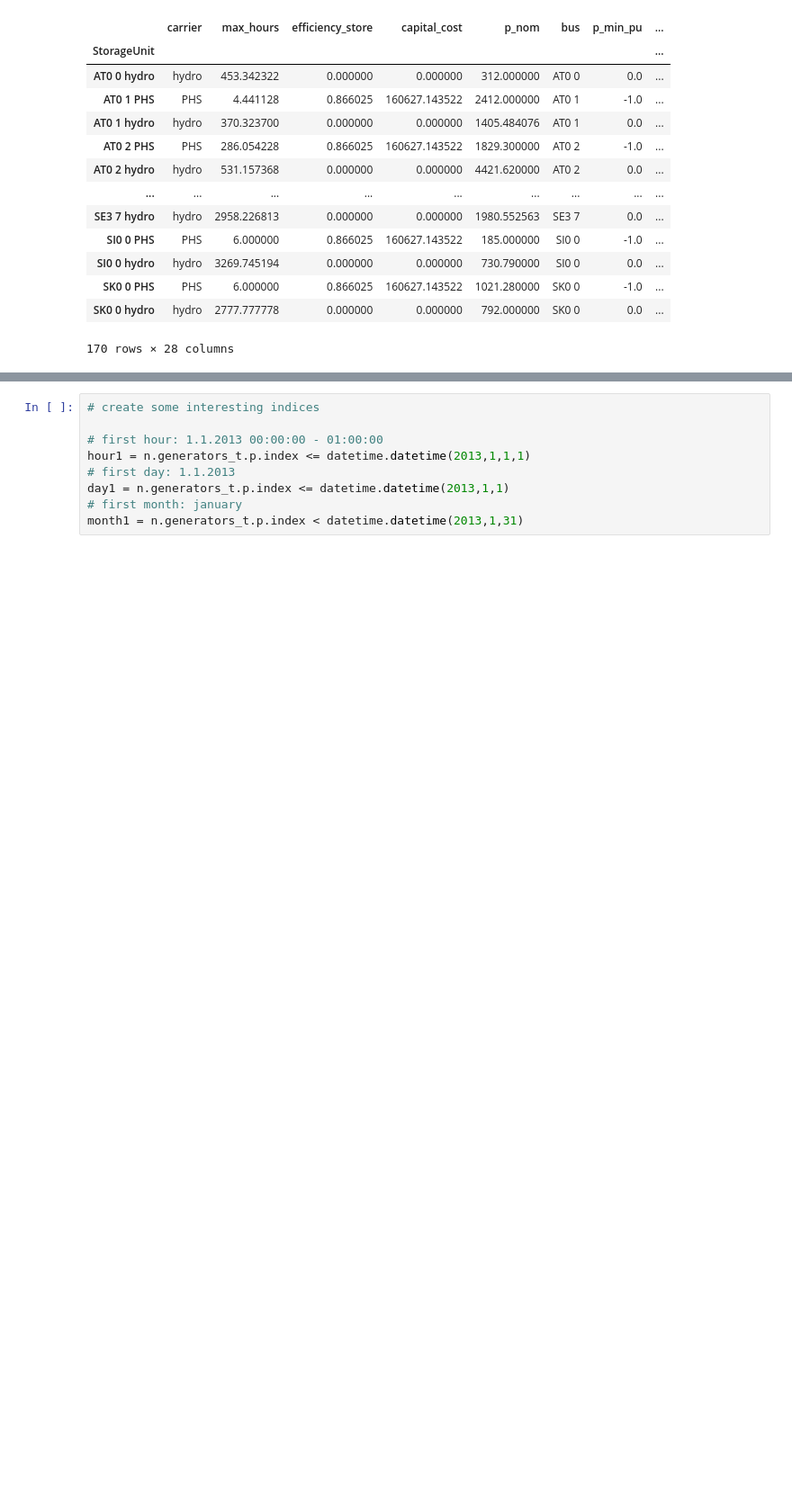
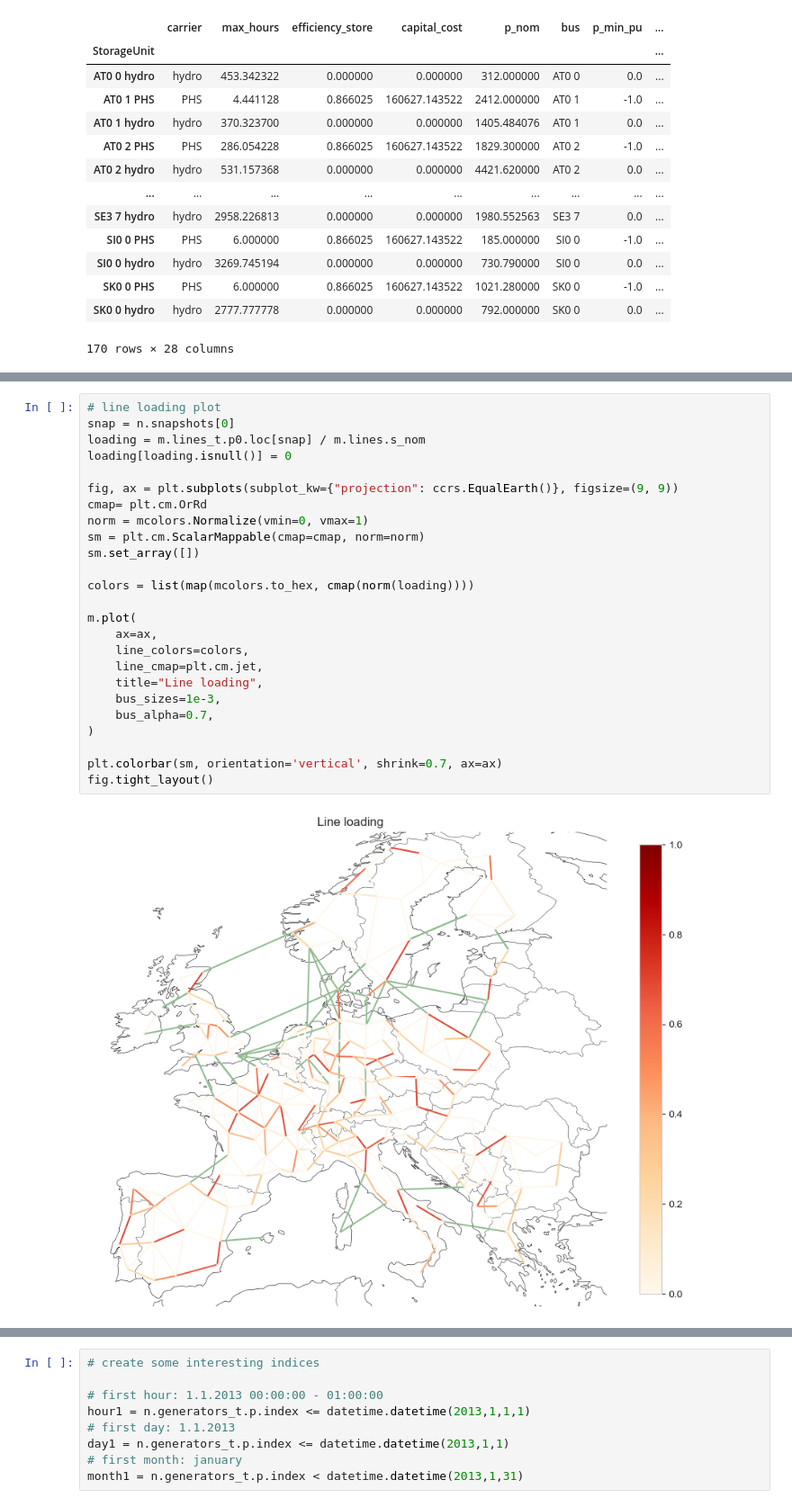
Before and after one commit to JulianGeis/master_thesis, a Jupyter notebook: notebooks/startup.ipynb, the cells around one changed output, grey strips where cells are left out. Shown at 90% size. Cells and saved outputs as stored; diff of their text form; blank space fills up the shorter version.

```diff
--- a/notebooks/startup.ipynb
+++ b/notebooks/startup.ipynb
@@ -141,0 +192,27 @@ n.storage_units
+# %%
+# line loading plot
+snap = n.snapshots[0]
+loading = m.lines_t.p0.loc[snap] / m.lines.s_nom
+loading[loading.isnull()] = 0
+
+fig, ax = plt.subplots(subplot_kw={"projection": ccrs.EqualEarth()}, figsize=(9, 9))
+cmap= plt.cm.OrRd
+norm = mcolors.Normalize(vmin=0, vmax=1)
+sm = plt.cm.ScalarMappable(cmap=cmap, norm=norm)
+sm.set_array([])
+
+colors = list(map(mcolors.to_hex, cmap(norm(loading))))
+
+m.plot(
+    ax=ax,
+    line_colors=colors,
+    line_cmap=plt.cm.jet,
+    title="Line loading",
+    bus_sizes=1e-3,
+    bus_alpha=0.7,
+)
+
+plt.colorbar(sm, orientation='vertical', shrink=0.7, ax=ax)
+fig.tight_layout()
+# %% [output]
+[figure, added]
```
Also changed, not shown: parts of 41 cells of this notebook, 2 other files.
